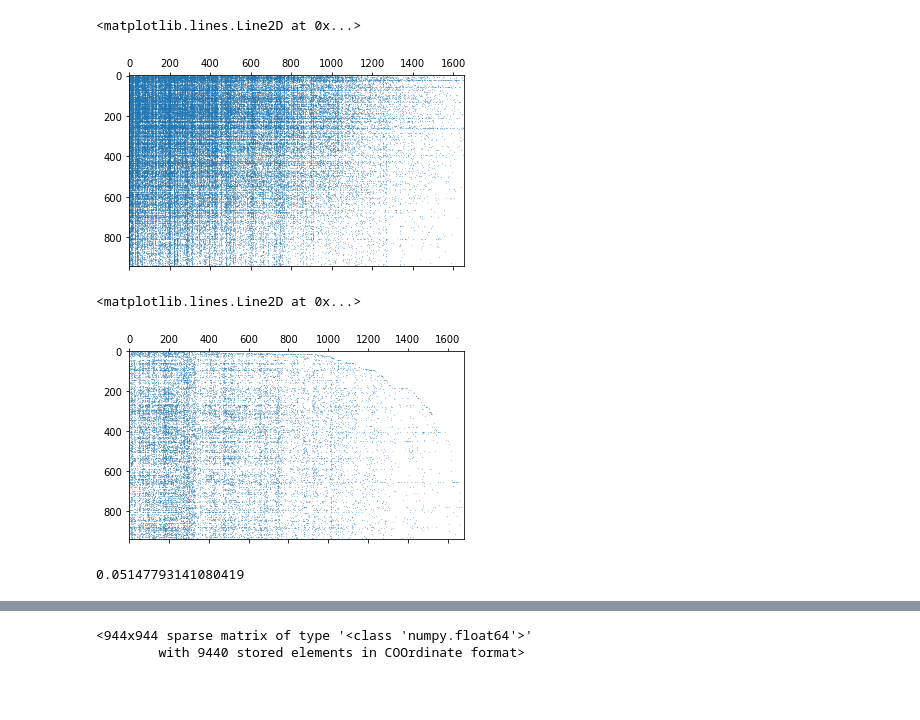
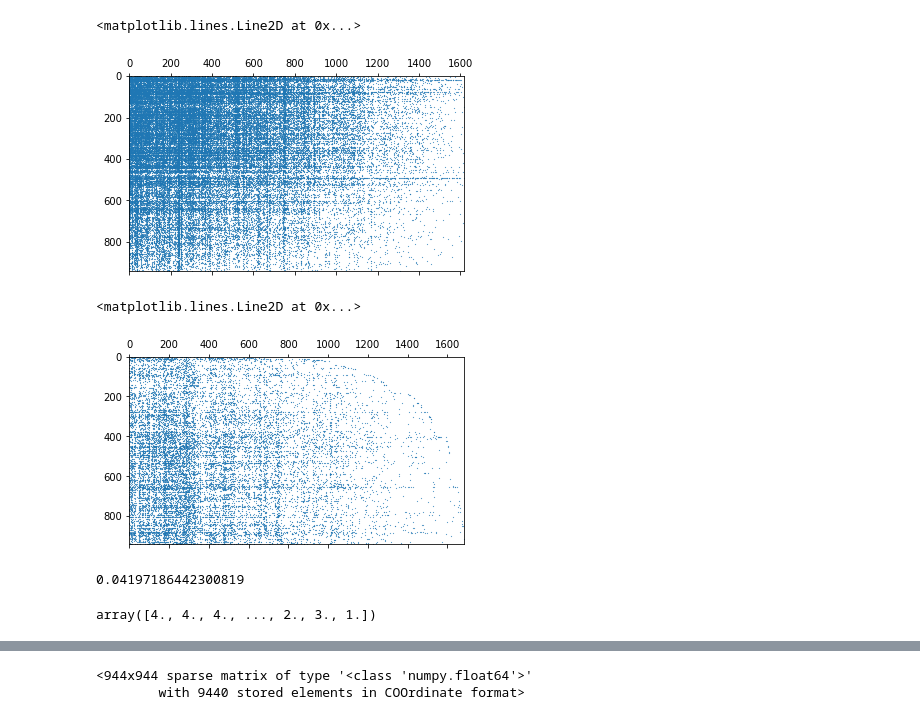
Before and after one commit to dasturge/rgcnn, a Jupyter notebook: rgcnn.ipynb, the cells around one changed output, grey strips where cells are left out. Saved outputs shown, nothing was run; the diff lists cells and outputs as text; code cells hidden in the pictures; blank space fills up the shorter version.

```diff
--- a/rgcnn.ipynb
+++ b/rgcnn.ipynb
@@ -89,4 +73,0 @@ array([[   0,   94],
-# %%
-kf = KFold(n_splits=5)
-movielens = Dataset.load_builtin('ml-100k')
-train, test = next(kf.split(movielens))
@@ -118,3 +74,12 @@ range(0, 943)
+# %%
+train_df = pd.read_csv('u1.base', sep="\t", names=['uid', 'iid', 'rating', 'time'])
+test_df = pd.read_csv('u1.test', sep='\t', names=['uid', 'iid', 'rating', 'time'])
+# %%
+fields = ['uid', 'iid', 'rating']
+reader = Reader(rating_scale=(1, 5))
+train_set = Dataset.load_from_df(df=train_df[fields], reader=reader)
+test = Dataset.load_from_df(df=test_df[fields], reader=reader).build_full_trainset()
+train, validate = train_test_split(train_set, test_size=0.2)
 # %%
 i, j, data = zip(*train.all_ratings())
 X = sps.coo_matrix((data, (i, j)))
@@ -129,5 +90,4 @@ Y.shape
 # %%
-X = sps.coo_matrix((data, (i, j)))
 HA = nbrs.kneighbors_graph(X, n_neighbors=10)
-np.argwhere(HA[0:5].toarray() > 0)[:40:2]
+np.argwhere(HA[0:5].toarray() > 0)[:40:5]
 # %% [output]
@@ -154,18 +102,18 @@ array([[  0,  93],
 # %%
-plt.spy(X, precision='present', markersize=0.1)
+plt.spy(X, precision='present', markersize=0.2)
 # %% [output]
 <matplotlib.lines.Line2D at 0x...>
-[figure, old version]
+[figure, new version]
 # %%
-plt.spy(Y, precision='present', markersize=0.1)
+plt.spy(Y, precision='present', markersize=0.2)
 # %% [output]
 <matplotlib.lines.Line2D at 0x...>
-[figure, old version]
+[figure, new version]
 # %%
 # density
 len(X.data) / np.product(X.shape)
 # %% [output]
-0.05147793141080419
+0.04197186442300819
 # %%
 U, Sigma, V = sps.linalg.svds(X, k=10)
 H = U * Sigma
@@ -221,0 +127,4 @@ def recommender_loss(inputs, adjacency, target, gamma=1e-10):
+# %%
+Y.data
+# %% [output]
+array([4., 4., 4., ..., 2., 3., 1.])
```
Also changed, not shown: parts of 15 cells of this notebook, 1 other file.
